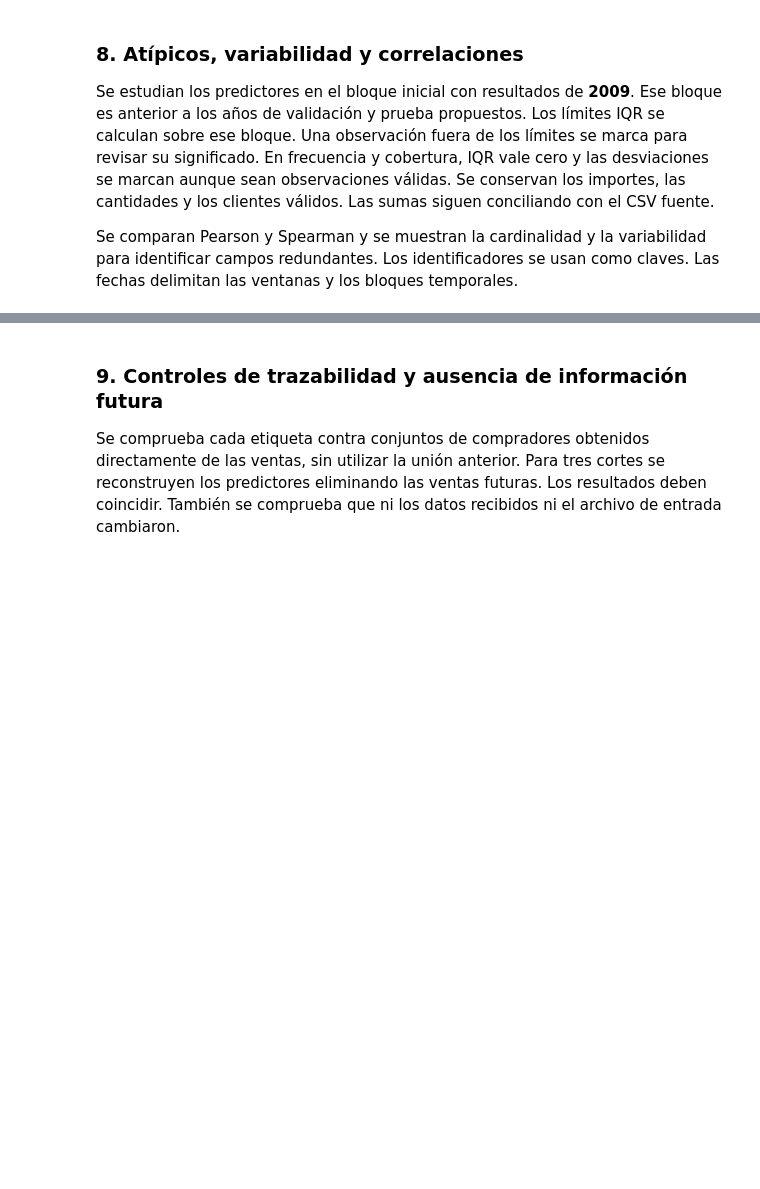
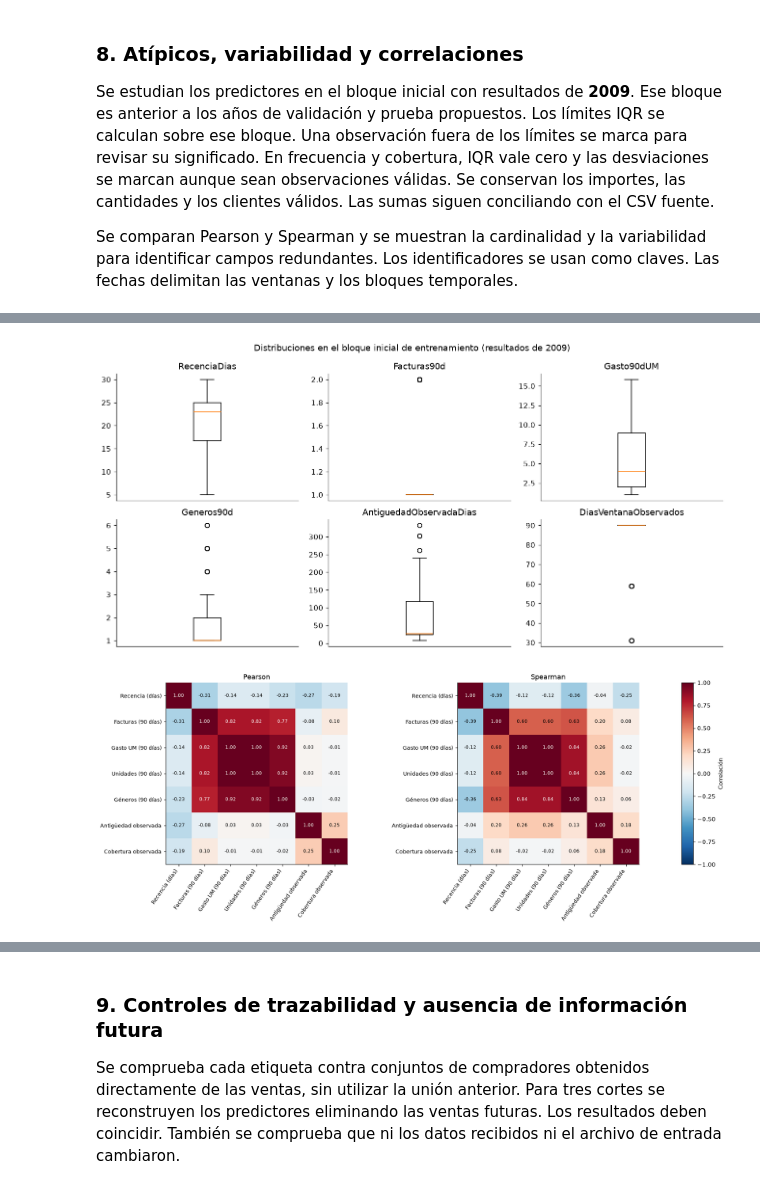
Before and after one commit to Mygyx/Proyecto3-mineria-datos, a Jupyter notebook: notebooks/proyecto_3.ipynb, the cells around one changed output, grey strips where cells are left out. Saved outputs shown, nothing was run; the diff lists cells and outputs as text; code cells hidden in the pictures; blank space fills up the shorter version.

```diff
--- a/notebooks/proyecto_3.ipynb
+++ b/notebooks/proyecto_3.ipynb
@@ -579,31 +519,42 @@ Correlación gasto/unidades: 1.0
 # %%
 fig, ejes = plt.subplots(2, 3, figsize=(12, 6))
 variables_boxplot = ["RecenciaDias", "Facturas90d", "Gasto90dUM", "Generos90d",
                     "AntiguedadObservadaDias", "DiasVentanaObservados"]
 for eje, columna in zip(ejes.flat, variables_boxplot):
-    eje.boxplot(eda_inicial[columna], vert=True)
+    eje.boxplot(eda_inicial[columna], orientation="vertical")
     eje.set_title(columna)
     eje.set_xticks([])
 fig.suptitle("Distribuciones en el bloque inicial de entrenamiento (resultados de 2009)")
 fig.tight_layout()
 fig.savefig(ruta_figuras / "eda_atipicos_cliente_mes.png", dpi=160, bbox_inches="tight")
 plt.show()
 
-fig, ejes = plt.subplots(1, 2, figsize=(13, 6))
-for eje, matriz, titulo in zip(ejes, [pearson, spearman], ["Pearson", "Spearman"]):
+etiquetas = {
+    "RecenciaDias": "Recencia (días)", "Facturas90d": "Facturas (90 días)",
+    "Gasto90dUM": "Gasto UM (90 días)", "Unidades90d": "Unidades (90 días)",
+    "Generos90d": "Géneros (90 días)",
+    "AntiguedadObservadaDias": "Antigüedad observada",
+    "DiasVentanaObservados": "Cobertura observada",
+}
+fig, ejes = plt.subplots(1, 3, figsize=(15, 6), layout="constrained",
+                         gridspec_kw={"width_ratios": [1, 1, 0.045]})
+for eje, matriz, titulo in zip(ejes[:2], [pearson, spearman], ["Pearson", "Spearman"]):
     imagen = eje.imshow(matriz, cmap="RdBu_r", vmin=-1, vmax=1)
-    eje.set_xticks(range(len(matriz)), labels=matriz.columns, rotation=70, ha="right")
-    eje.set_yticks(range(len(matriz)), labels=matriz.index)
+    nombres = [etiquetas[c] for c in matriz.columns]
+    eje.set_xticks(range(len(matriz)), labels=nombres, rotation=55, ha="right", fontsize=9)
+    eje.set_yticks(range(len(matriz)), labels=nombres, fontsize=9)
     eje.set_title(titulo)
     for i in range(len(matriz)):
         for j in range(len(matriz)):
             valor = matriz.iloc[i, j]
             eje.text(j, i, f"{valor:.2f}", ha="center", va="center",
                      fontsize=8, color="white" if abs(valor) > 0.65 else "black")
-fig.colorbar(imagen, ax=ejes, fraction=0.03, pad=0.04, label="Correlación")
-fig.subplots_adjust(left=0.15, bottom=0.33, right=0.9, wspace=0.75)
+fig.colorbar(imagen, cax=ejes[2], label="Correlación")
 fig.savefig(ruta_figuras / "eda_correlaciones_cliente_mes.png", dpi=160, bbox_inches="tight")
 plt.show()
+# %% [output]
+[figure, added]
+[figure, added]
 # %% [markdown]
 **Decisiones para el modelado.** Se propone un conjunto inicial de seis variables
 numéricas y una categórica. `Unidades90d` queda disponible para auditoría y se
```
Also changed, not shown: parts of 12 cells of this notebook, 6 other files.
